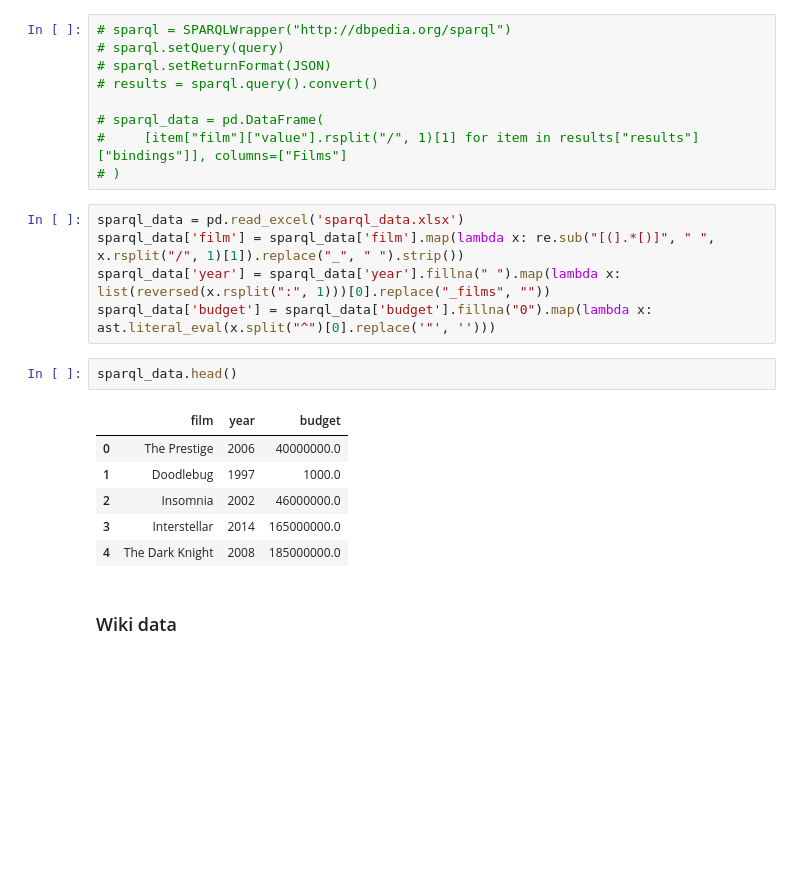
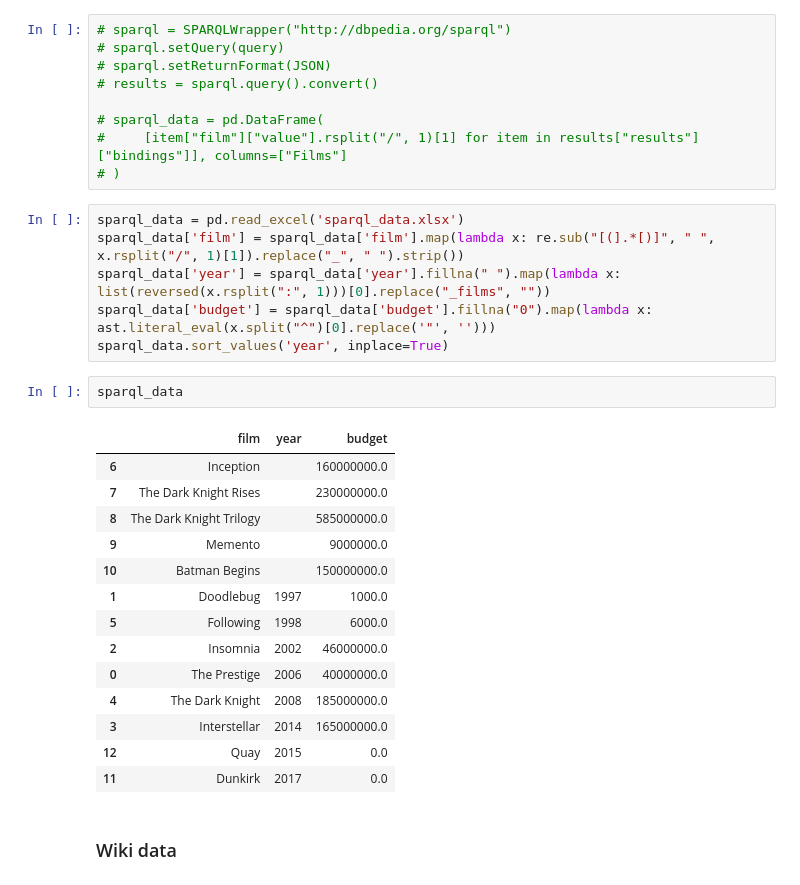
Before and after one commit to vseloved/prj-nlp-2020, a Jupyter notebook: students/DimaSakovich/04-nlp-full-circle/fact_checking.ipynb, the cells around one changed output. Saved outputs shown, nothing was run; the diff lists cells and outputs as text; blank space fills up the shorter version.

```diff
--- a/students/DimaSakovich/04-nlp-full-circle/fact_checking.ipynb
+++ b/students/DimaSakovich/04-nlp-full-circle/fact_checking.ipynb
@@ -55,15 +49,24 @@ sparql_data = pd.read_excel('sparql_data.xlsx')
 sparql_data['film'] = sparql_data['film'].map(lambda x: re.sub("[(].*[)]", " ", x.rsplit("/", 1)[1]).replace("_", " ").strip())
 sparql_data['year'] = sparql_data['year'].fillna(" ").map(lambda x: list(reversed(x.rsplit(":", 1)))[0].replace("_films", ""))
 sparql_data['budget'] = sparql_data['budget'].fillna("0").map(lambda x: ast.literal_eval(x.split("^")[0].replace('"', '')))
+sparql_data.sort_values('year', inplace=True)
 # %%
-sparql_data.head()
+sparql_data
 # %% [output]
 |  | film | year | budget |
+| 6 | Inception |  | 160000000.0 |
+| 7 | The Dark Knight Rises |  | 230000000.0 |
+| 8 | The Dark Knight Trilogy |  | 585000000.0 |
+| 9 | Memento |  | 9000000.0 |
+| 10 | Batman Begins |  | 150000000.0 |
+| 1 | Doodlebug | 1997 | 1000.0 |
+| 5 | Following | 1998 | 6000.0 |
+| 2 | Insomnia | 2002 | 46000000.0 |
 | 0 | The Prestige | 2006 | 40000000.0 |
-| 1 | Doodlebug | 1997 | 1000.0 |
-| 2 | Insomnia | 2002 | 46000000.0 |
+| 4 | The Dark Knight | 2008 | 185000000.0 |
 | 3 | Interstellar | 2014 | 165000000.0 |
-| 4 | The Dark Knight | 2008 | 185000000.0 |
+| 12 | Quay | 2015 | 0.0 |
+| 11 | Dunkirk | 2017 | 0.0 |
 # %% [markdown]
 ### Wiki data
 # %%
```
Also changed, not shown: parts of 32 cells of this notebook, 1 other file.
